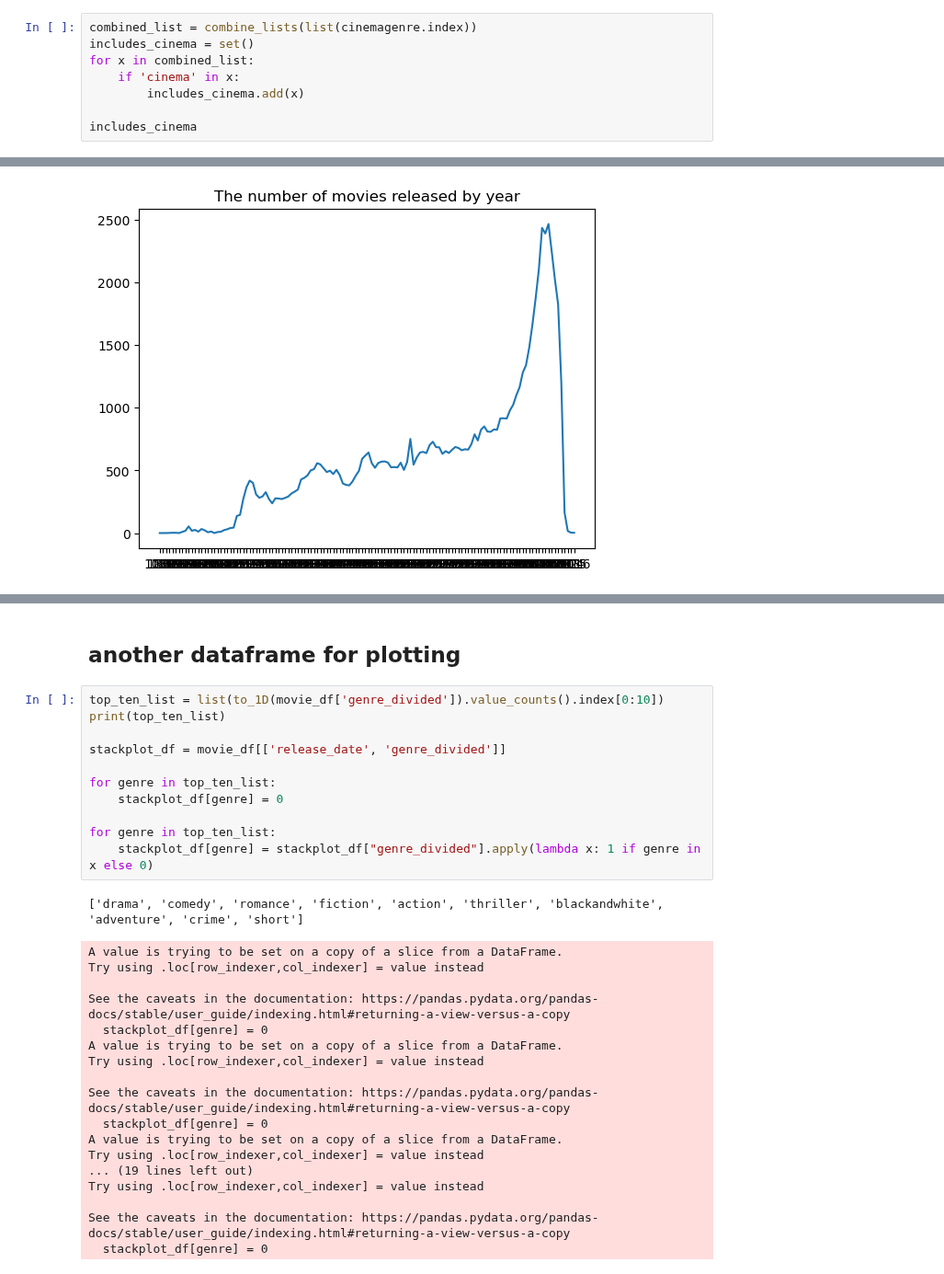
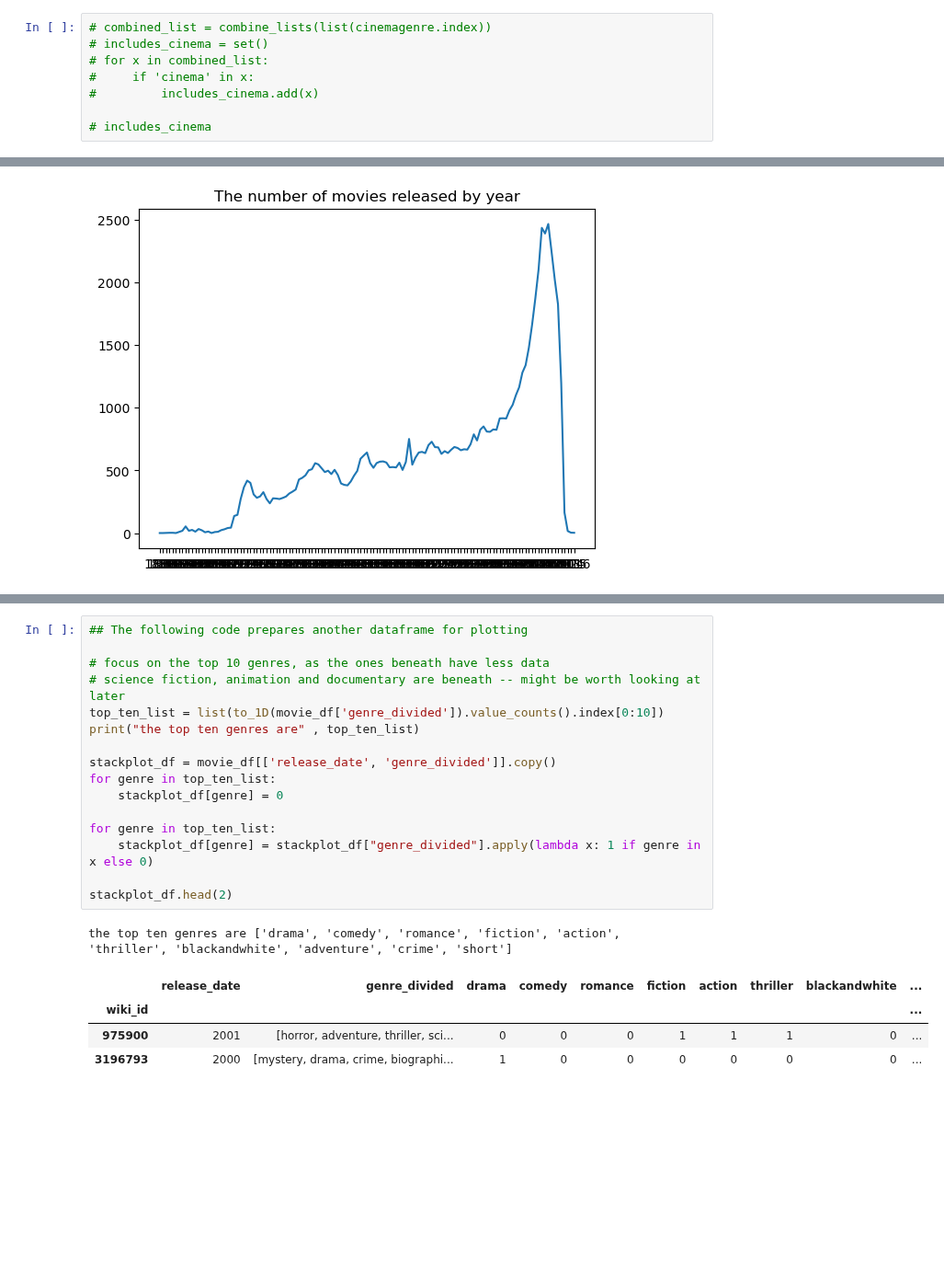
Before and after one commit to epfl-ada/ada-2022-project-adawizardry, a Jupyter notebook: stackplot.ipynb, the cells around one changed output, grey strips where cells are left out. Shown at 92% size. Drawn from its saved outputs; the diff is of its cells as text; blank space fills up the shorter version.

```diff
--- a/stackplot.ipynb
+++ b/stackplot.ipynb
@@ -206,8 +209,8 @@ cinemagenre = movie_df['genres'].value_counts()
 # %%
-combined_list = combine_lists(list(cinemagenre.index))
-includes_cinema = set()
-for x in combined_list:
-    if 'cinema' in x:
-        includes_cinema.add(x)
+# combined_list = combine_lists(list(cinemagenre.index))
+# includes_cinema = set()
+# for x in combined_list:
+#     if 'cinema' in x:
+#         includes_cinema.add(x)
 
-includes_cinema
+# includes_cinema
@@ -307,32 +267,22 @@ See the caveats in the documentation: https://pandas.pydata.org/pandas-docs/stab
-# %% [markdown]
-## another dataframe for plotting
 # %%
+## The following code prepares another dataframe for plotting
+
+# focus on the top 10 genres, as the ones beneath have less data
+# science fiction, animation and documentary are beneath -- might be worth looking at later
 top_ten_list = list(to_1D(movie_df['genre_divided']).value_counts().index[0:10])
-print(top_ten_list)
+print("the top ten genres are" , top_ten_list)
 
-stackplot_df = movie_df[['release_date', 'genre_divided']]
-
+stackplot_df = movie_df[['release_date', 'genre_divided']].copy()
 for genre in top_ten_list:
     stackplot_df[genre] = 0
 
 for genre in top_ten_list:
     stackplot_df[genre] = stackplot_df["genre_divided"].apply(lambda x: 1 if genre in x else 0)
+
+stackplot_df.head(2)
 # %% [output]
-['drama', 'comedy', 'romance', 'fiction', 'action', 'thriller', 'blackandwhite', 'adventure', 'crime', 'short']
+the top ten genres are ['drama', 'comedy', 'romance', 'fiction', 'action', 'thriller', 'blackandwhite', 'adventure', 'crime', 'short']
-A value is trying to be set on a copy of a slice from a DataFrame.
-Try using .loc[row_indexer,col_indexer] = value instead
-
-See the caveats in the documentation: https://pandas.pydata.org/pandas-docs/stable/user_guide/indexing.html#returning-a-view-versus-a-copy
-  stackplot_df[genre] = 0
-A value is trying to be set on a copy of a slice from a DataFrame.
-Try using .loc[row_indexer,col_indexer] = value instead
-
-See the caveats in the documentation: https://pandas.pydata.org/pandas-docs/stable/user_guide/indexing.html#returning-a-view-versus-a-copy
-  stackplot_df[genre] = 0
-A value is trying to be set on a copy of a slice from a DataFrame.
-Try using .loc[row_indexer,col_indexer] = value instead
-... (19 lines left out)
-Try using .loc[row_indexer,col_indexer] = value instead
-
-See the caveats in the documentation: https://pandas.pydata.org/pandas-docs/stable/user_guide/indexing.html#returning-a-view-versus-a-copy
-  stackplot_df[genre] = 0
+|  | release_date | genre_divided | drama | comedy | romance | fiction | action | thriller | blackandwhite | ... |
+| wiki_id |  |  |  |  |  |  |  |  |  | ... |
+| 975900 | 2001 | [horror, adventure, thriller, sci... | 0 | 0 | 0 | 1 | 1 | 1 | 0 | ... |
+| 3196793 | 2000 | [mystery, drama, crime, biographi... | 1 | 0 | 0 | 0 | 0 | 0 | 0 | ... |
```
Also changed, not shown: parts of 12 cells of this notebook, 1 other file.
